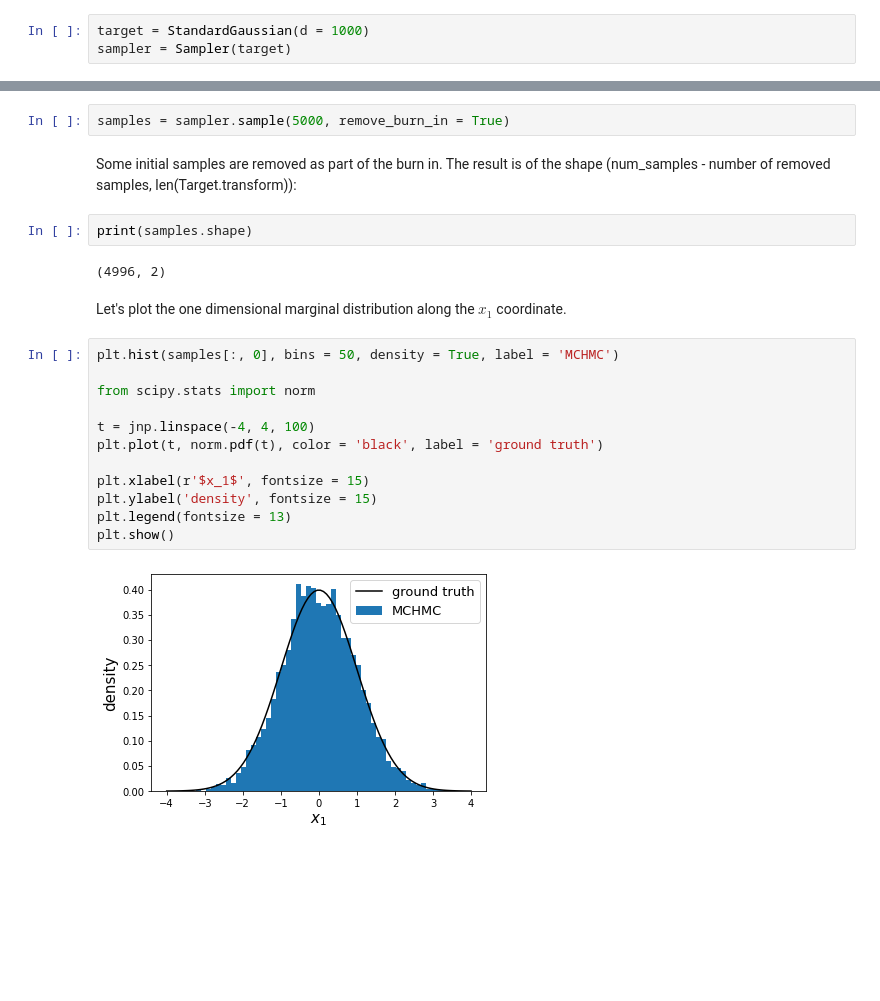
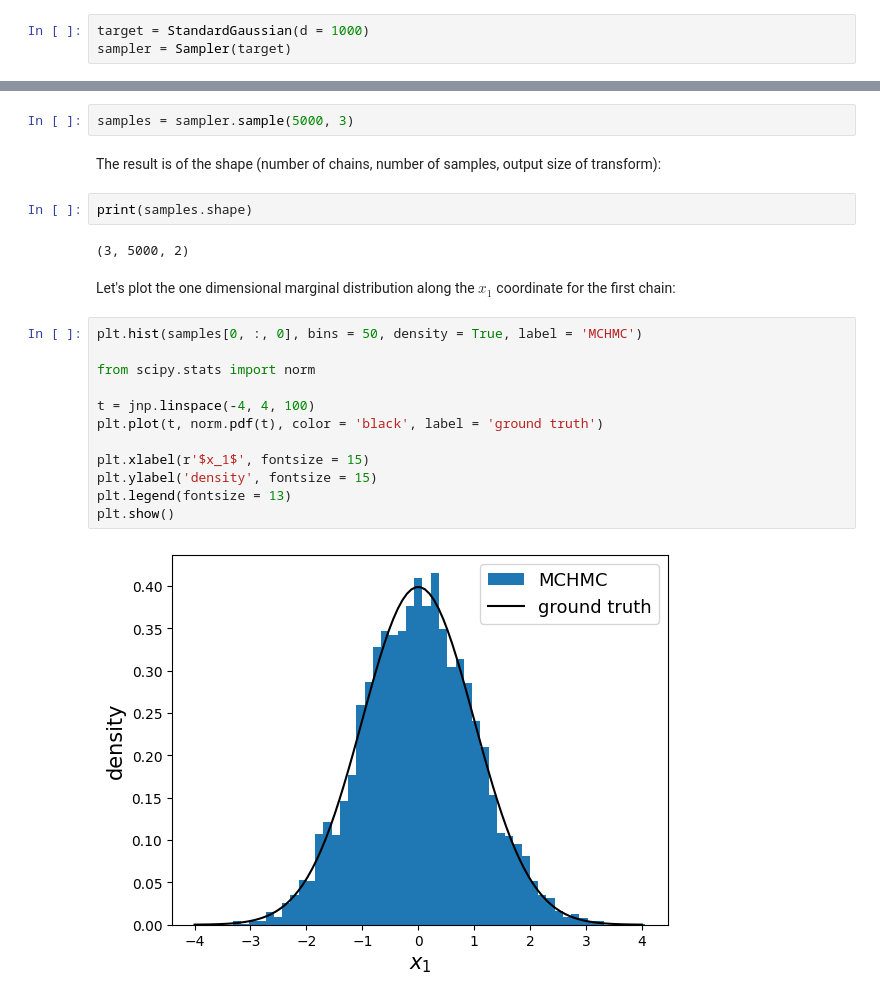
Before and after one commit to JakobRobnik/MicroCanonicalHMC, a Jupyter notebook: intro_tutorial.ipynb, the cells around one changed output, grey strips where cells are left out. Cells and saved outputs as stored; diff of their text form; blank space fills up the shorter version.

```diff
--- a/intro_tutorial.ipynb
+++ b/intro_tutorial.ipynb
@@ -72,24 +77,24 @@ We can now run the sampler. Let's get 5000 samples.
 # %%
-samples = sampler.sample(5000, remove_burn_in = True)
+samples = sampler.sample(5000, 3)
-# %% [markdown]
-Some initial samples are removed as part of the burn in. The result is of the shape (num_samples - number of removed samples, len(Target.transform)):
+# %% [markdown]
+The result is of the shape (number of chains, number of samples, output size of transform):
 # %%
 print(samples.shape)
 # %% [output]
-(4996, 2)
+(3, 5000, 2)
 # %% [markdown]
-Let's plot the one dimensional marginal distribution along the $x_1$ coordinate.
+Let's plot the one dimensional marginal distribution along the $x_1$ coordinate for the first chain:
 # %%
-plt.hist(samples[:, 0], bins = 50, density = True, label = 'MCHMC')
+plt.hist(samples[0, :, 0], bins = 50, density = True, label = 'MCHMC')
 
 from scipy.stats import norm
 
 t = jnp.linspace(-4, 4, 100)
 plt.plot(t, norm.pdf(t), color = 'black', label = 'ground truth')
 
 plt.xlabel(r'$x_1$', fontsize = 15)
 plt.ylabel('density', fontsize = 15)
 plt.legend(fontsize = 13)
 plt.show()
 # %% [output]
-[figure, old version]
+[figure, new version]
```
Also changed, not shown: parts of 8 cells of this notebook.
